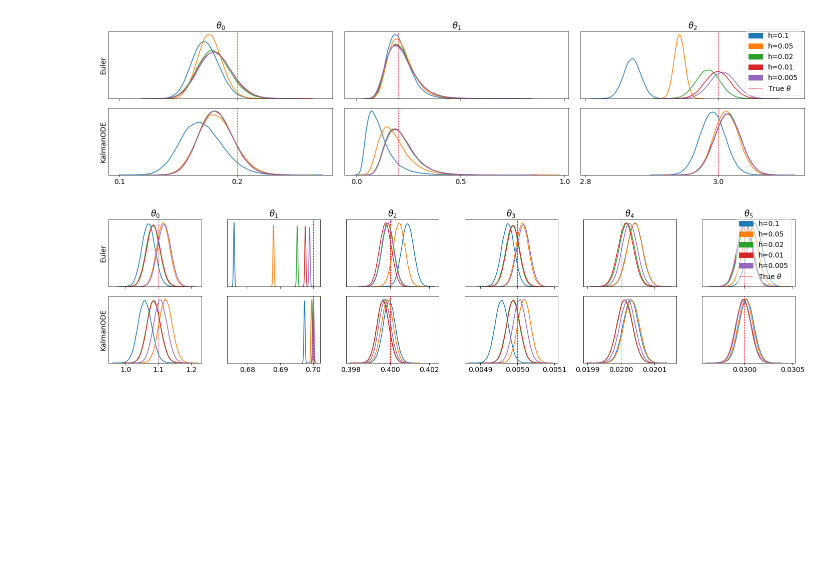
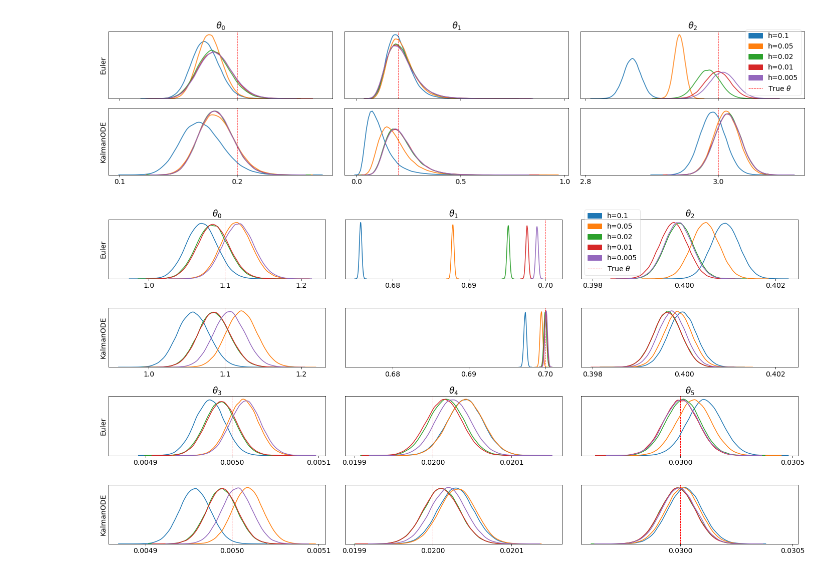
Before and after one commit to mlysy/rodeo-legacy, a Jupyter notebook: examples/Graphs in Paper.ipynb, the cells around one changed output. Cells and saved outputs as stored; diff of their text form; code cells hidden in the pictures; blank space fills up the shorter version.

Commit message:
Renamed package, updated interrogation method to rodeo, updated documentation

```diff
--- a/examples/Graphs in Paper.ipynb
+++ b/examples/Graphs in Paper.ipynb
@@ -269,9 +279,9 @@ if __name__ == '__main__':
 import numpy as np
 from inference import inference
 import matplotlib.pyplot as plt
-from probDE.ibm import ibm_init
-from probDE.cython.KalmanODE import KalmanODE
-from probDE.utils import indep_init, zero_pad
+from rodeo.ibm import ibm_init
+from rodeo.cython.KalmanODE import KalmanODE
+from rodeo.utils import indep_init, zero_pad
 
 def mseir(X_t, t, theta, out=None):
     "MSEIR ODE function"
@@ -335,33 +345,34 @@ def mseir_example(load_calcs=False):
         theta_kalman = np.load('saves/mseir_theta_kalman.npy')
     else:
         # Parameter inference using Euler's approximation
         theta_euler = np.zeros((len(hlst), n_samples, n_theta))
         for i in range(len(hlst)):
             phi_hat, phi_var = inf.phi_fit(Y_t, x0, hlst[i], theta_true, phi_sd, gamma, False)
             theta_euler[i] = inf.theta_sample(phi_hat, phi_var, n_samples)
         np.save('saves/mseir_theta_euler.npy', theta_euler)
 
         # Parameter inference using Kalman solver
         theta_kalman = np.zeros((len(hlst), n_samples, n_theta))
         for i in range(len(hlst)):
             ode_init= ibm_init(hlst[i], n_deriv_prior, sigma)
             x0_state = zero_pad(X0, n_deriv, n_deriv_prior)
             kinit = indep_init(ode_init, n_deriv_prior)
             n_eval = int((tmax-tmin)/hlst[i])
             kode = KalmanODE(W, tmin, tmax, n_eval, mseir, **kinit)
             inf.kode = kode
             inf.W = W
             phi_hat, phi_var = inf.phi_fit(Y_t, x0_state, hlst[i], theta_true, phi_sd, gamma, True)
             theta_kalman[i] = inf.theta_sample(phi_hat, phi_var, n_samples)
         np.save('saves/mseir_theta_kalman.npy', theta_kalman)
 
     # Produces the graph in Figure 4
     plt.rcParams.update({'font.size': 14})
-    figure = inf.theta_plot(theta_euler, theta_kalman, theta_true, hlst)
-    figure.savefig('Figures/mseirfigure.pdf')
+    figure = inf.theta_plot(theta_euler, theta_kalman, theta_true, hlst, rows=2)
+    #figure.savefig('figures/mseirfigure.pdf')
+    plt.show()
     return
 
 if __name__ == '__main__':
     mseir_example(True)
 # %% [output]
-[figure, old version]
+[figure, new version]
```
Also changed, not shown: parts of 3 cells of this notebook, 49 other files.
